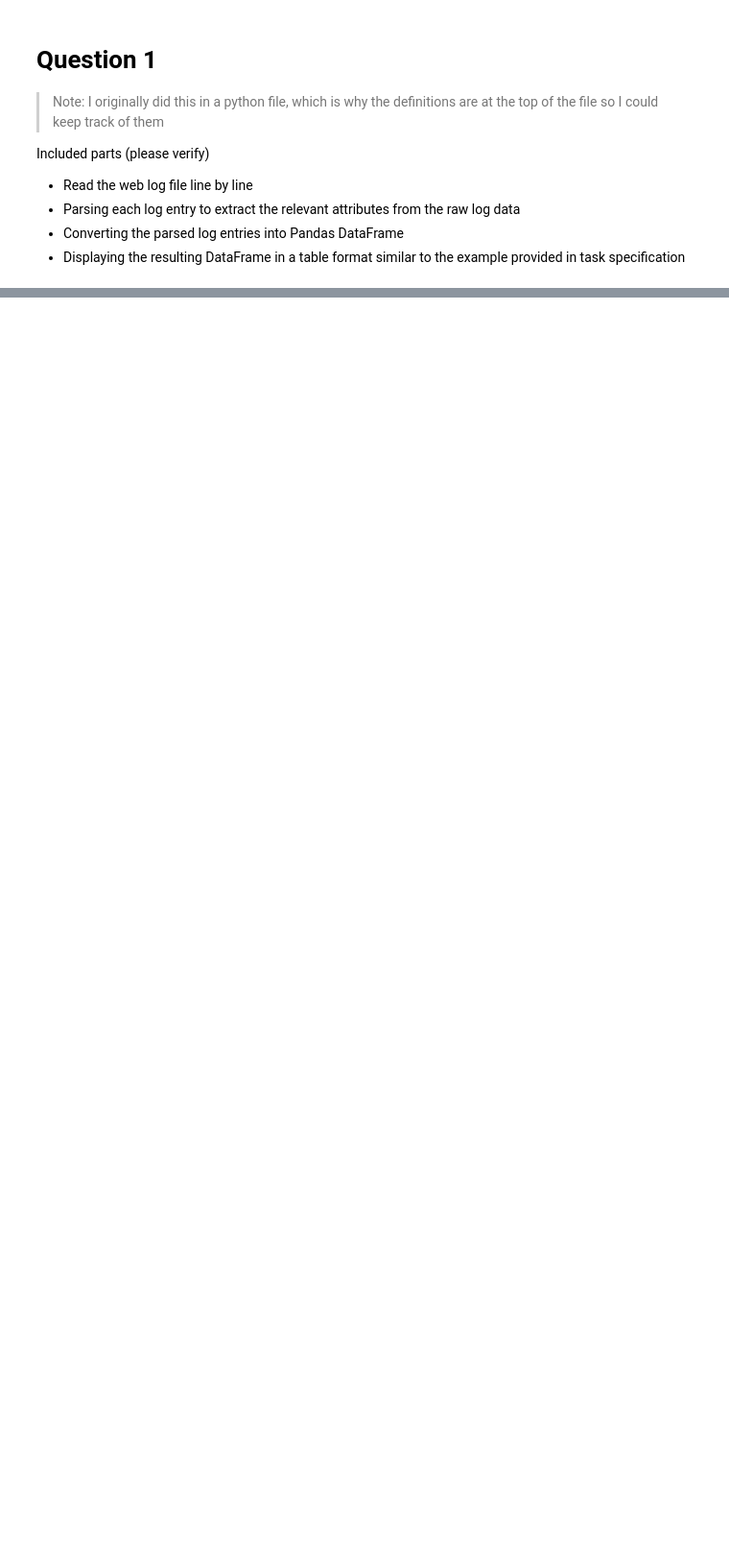
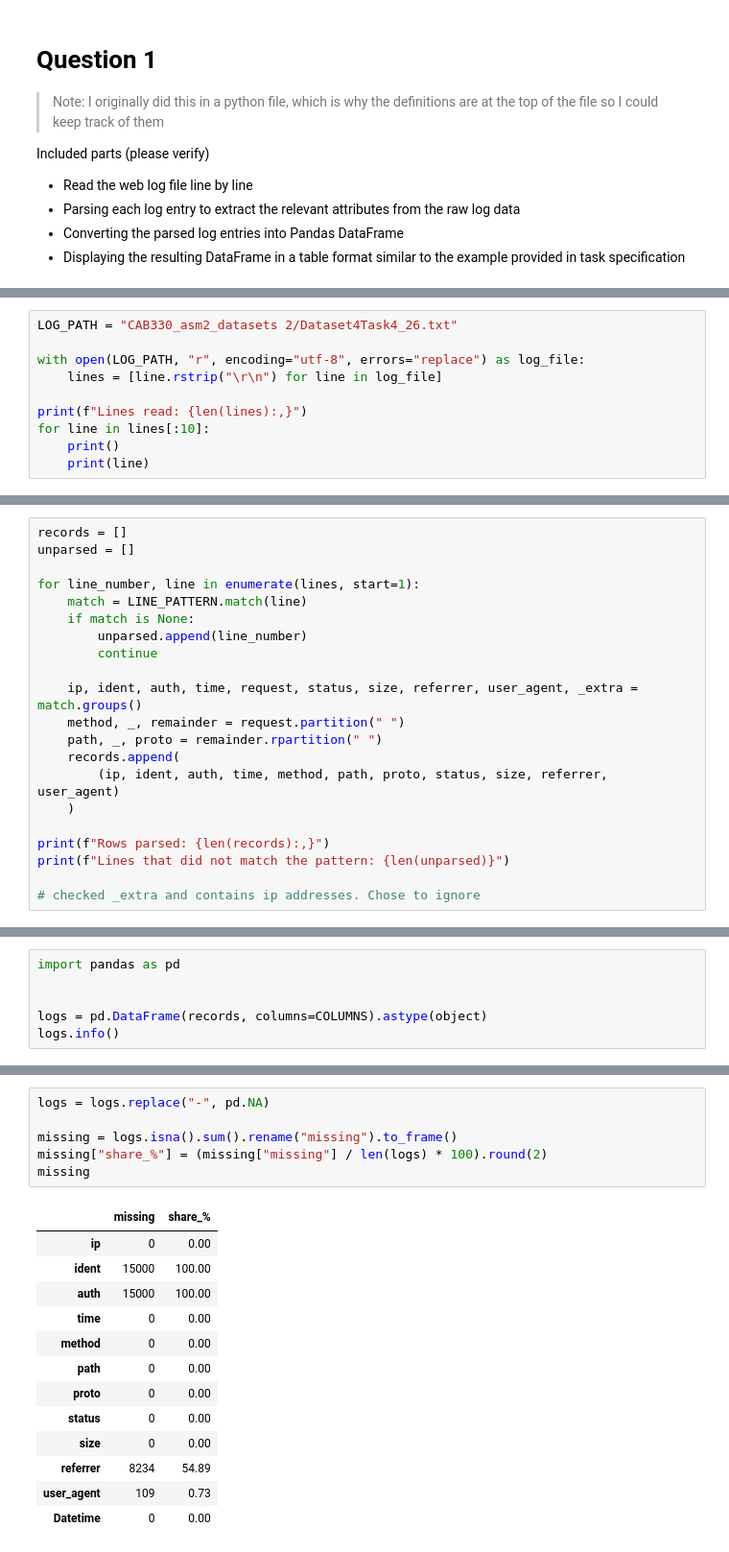
Before and after one commit to Matsuzaki-Yuta/CAB330_Assignment2, a Jupyter notebook: Task_4_Web.ipynb, the cells around one changed output, grey strips where cells are left out. Shown at 96% size. Saved outputs shown, nothing was run; the diff lists cells and outputs as text; blank space fills up the shorter version.

```diff
--- a/Task_4_Web.ipynb
+++ b/Task_4_Web.ipynb
@@ -563,0 +12,10 @@ top_rule={m/filter,m/product} -> {m/browse} support=0.023593 confidence=0.565217
+# %%
+LOG_PATH = "CAB330_asm2_datasets 2/Dataset4Task4_26.txt"
+
+with open(LOG_PATH, "r", encoding="utf-8", errors="replace") as log_file:
+    lines = [line.rstrip("\r\n") for line in log_file]
+
+print(f"Lines read: {len(lines):,}")
+for line in lines[:10]:
+    print()
+    print(line)
@@ -563,0 +69,21 @@ top_rule={m/filter,m/product} -> {m/browse} support=0.023593 confidence=0.565217
+# %%
+records = []
+unparsed = []
+
+for line_number, line in enumerate(lines, start=1):
+    match = LINE_PATTERN.match(line)
+    if match is None:
+        unparsed.append(line_number)
+        continue
+
+    ip, ident, auth, time, request, status, size, referrer, user_agent, _extra = match.groups()
+    method, _, remainder = request.partition(" ")
+    path, _, proto = remainder.rpartition(" ")
+    records.append(
+        (ip, ident, auth, time, method, path, proto, status, size, referrer, user_agent)
+    )
+
+print(f"Rows parsed: {len(records):,}")
+print(f"Lines that did not match the pattern: {len(unparsed)}")
+
+# checked _extra and contains ip addresses. Chose to ignore
@@ -563,0 +95,6 @@ top_rule={m/filter,m/product} -> {m/browse} support=0.023593 confidence=0.565217
+# %%
+import pandas as pd
+
+
+logs = pd.DataFrame(records, columns=COLUMNS).astype(object)
+logs.info()
@@ -563,0 +138,20 @@ top_rule={m/filter,m/product} -> {m/browse} support=0.023593 confidence=0.565217
+# %%
+logs = logs.replace("-", pd.NA)
+
+missing = logs.isna().sum().rename("missing").to_frame()
+missing["share_%"] = (missing["missing"] / len(logs) * 100).round(2)
+missing
+# %% [output]
+|  | missing | share_% |
+| ip | 0 | 0.00 |
+| ident | 15000 | 100.00 |
+| auth | 15000 | 100.00 |
+| time | 0 | 0.00 |
+| method | 0 | 0.00 |
+| path | 0 | 0.00 |
+| proto | 0 | 0.00 |
+| status | 0 | 0.00 |
+| size | 0 | 0.00 |
+| referrer | 8234 | 54.89 |
+| user_agent | 109 | 0.73 |
+| Datetime | 0 | 0.00 |
```
Also changed, not shown: parts of 67 cells of this notebook.
